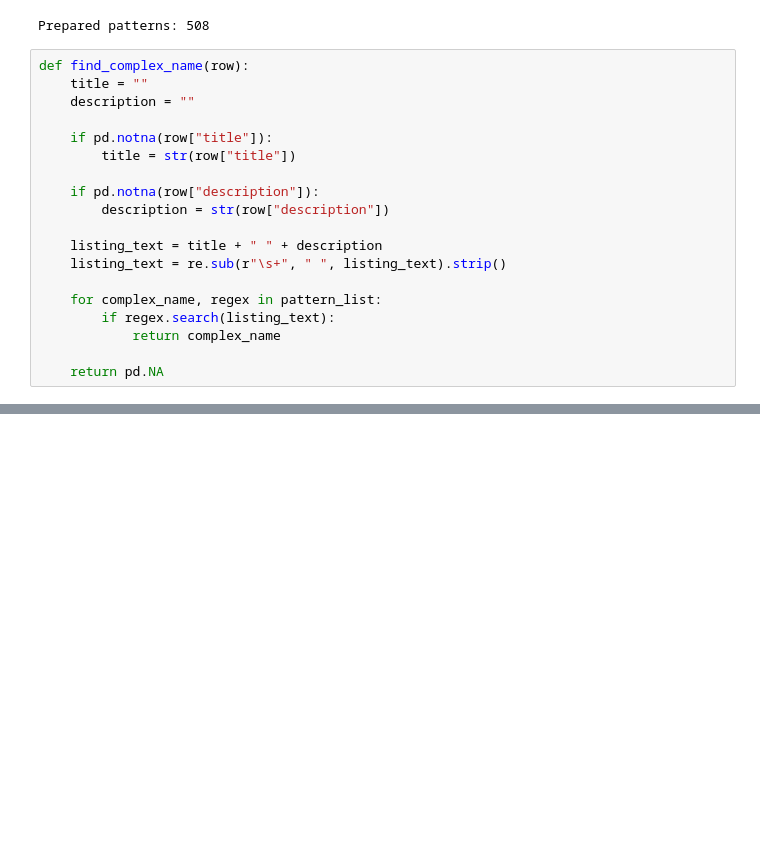
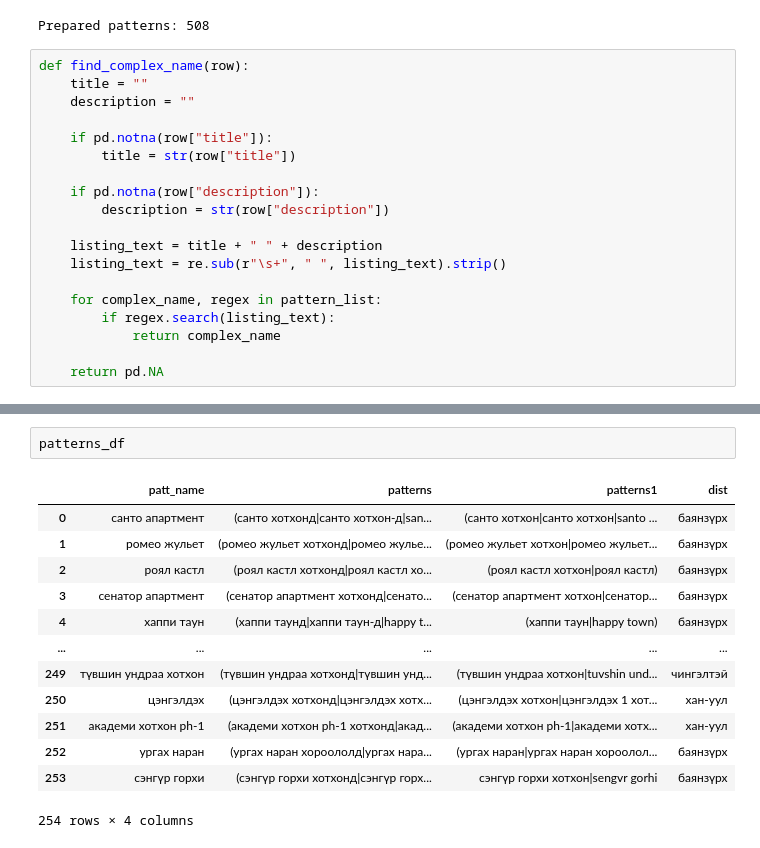
Before and after one commit to 2026328-Dashzeveg-Purevtogtokh/Machine-Learning-Sep26, a Jupyter notebook: CA1-ML-Apartment-Price-Prediction/notebooks/2026328_Machine_Learning_CA1_V1.ipynb, the cells around one changed output, grey strips where cells are left out. Saved outputs shown, nothing was run; the diff lists cells and outputs as text; blank space fills up the shorter version.

```diff
--- a/CA1-ML-Apartment-Price-Prediction/notebooks/2026328_Machine_Learning_CA1_V1.ipynb
+++ b/CA1-ML-Apartment-Price-Prediction/notebooks/2026328_Machine_Learning_CA1_V1.ipynb
@@ -475,0 +472,16 @@ df[["sex", "education", "marriage", "default"]].nunique().to_frame("Number of ca
+# %%
+patterns_df
+# %% [output]
+|  | patt_name | patterns | patterns1 | dist |
+| 0 | санто апартмент | (санто хотхонд|санто хотхон-д|san... | (санто хотхон|санто хотхон|santo ... | баянзүрх |
+| 1 | ромео жульет | (ромео жульет хотхонд|ромео жулье... | (ромео жульет хотхон|ромео жульет... | баянзүрх |
+| 2 | роял кастл | (роял кастл хотхонд|роял кастл хо... | (роял кастл хотхон|роял кастл) | баянзүрх |
+| 3 | сенатор апартмент | (сенатор апартмент хотхонд|сенато... | (сенатор апартмент хотхон|сенатор... | баянзүрх |
+| 4 | хаппи таун | (хаппи таунд|хаппи таун-д|happy t... | (хаппи таун|happy town) | баянзүрх |
+| ... | ... | ... | ... | ... |
+| 249 | түвшин ундраа хотхон | (түвшин ундраа хотхонд|түвшин унд... | (түвшин ундраа хотхон|tuvshin und... | чингэлтэй |
+| 250 | цэнгэлдэх | (цэнгэлдэх хотхонд|цэнгэлдэх хотх... | (цэнгэлдэх хотхон|цэнгэлдэх 1 хот... | хан-уул |
+| 251 | академи хотхон ph-1 | (академи хотхон ph-1 хотхонд|акад... | (академи хотхон ph-1|академи хотх... | хан-уул |
+| 252 | ургах наран | (ургах наран хороололд|ургах нара... | (ургах наран|ургах наран хороолол... | баянзүрх |
+| 253 | сэнгүр горхи | (сэнгүр горхи хотхонд|сэнгүр горх... | сэнгүр горхи хотхон|sengvr gorhi | баянзүрх |
+254 rows × 4 columns
```
Also changed, not shown: parts of 42 cells of this notebook.
